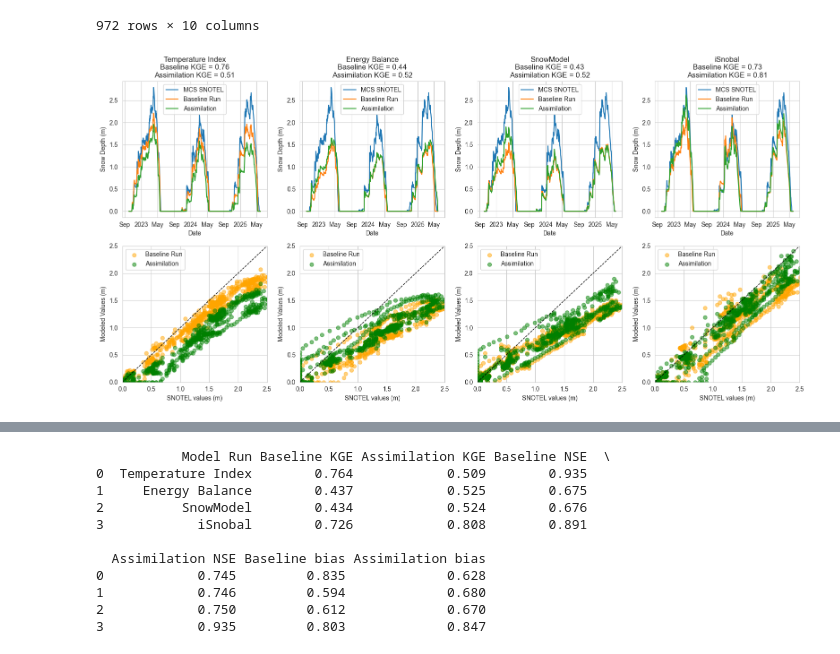
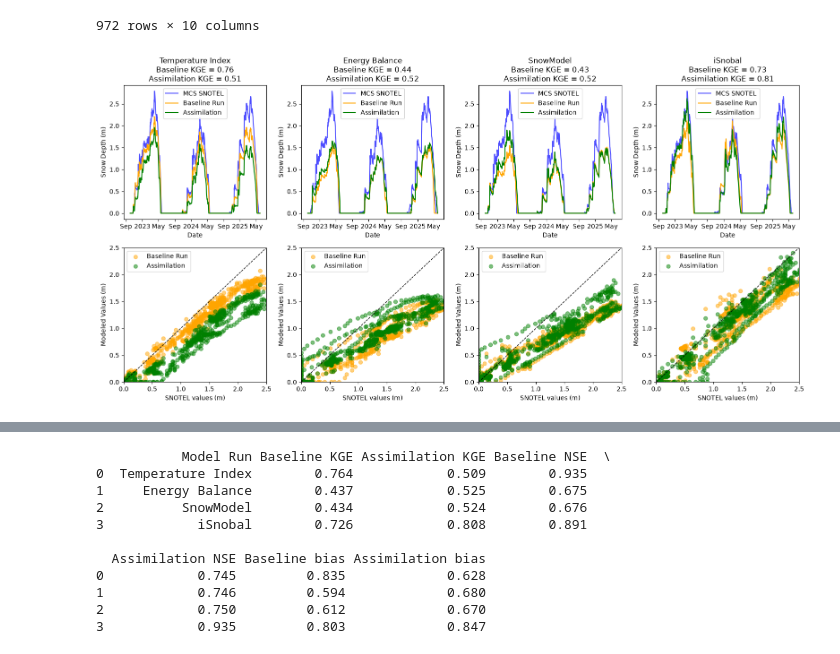
Before and after one commit to naniciafone/SIRO, a Jupyter notebook: notebooks/KGE.ipynb, the cells around one changed output, grey strips where cells are left out. Cells and saved outputs as stored; diff of their text form; code cells hidden in the pictures.

Commit message:
SWE analysis plots

```diff
--- a/notebooks/KGE.ipynb
+++ b/notebooks/KGE.ipynb
@@ -274,9 +276,9 @@ fig, axs = plt.subplots(2, 4, figsize=(16, 8))
 
 for i, (name, fcst_a, fcst_b) in enumerate(forecasts):
 
-    obs.plot(ax=axs[0, i], label="MCS SNOTEL")
-    fcst_a.plot(ax=axs[0, i], label="Baseline Run")
-    fcst_b.plot(ax=axs[0, i], label="Assimilation")
+    obs.plot(ax=axs[0, i], label="MCS SNOTEL", color = "blue", alpha=0.7)
+    fcst_a.plot(ax=axs[0, i], label="Baseline Run", color = "orange")
+    fcst_b.plot(ax=axs[0, i], label="Assimilation", color = "green")
 
     axs[0, i].set_ylabel("Snow Depth (m)")
     axs[0, i].set_xlabel("Date")
@@ -307,31 +309,31 @@ for i, (name, fcst_a, fcst_b) in enumerate(forecasts):
     color="black",
     linestyle="--",
     linewidth=1
     )
 
     axs[1, i].legend()
 
     axs[1, i].set_xlabel("SNOTEL values (m)")
     axs[1, i].set_ylabel(f"Modeled Values (m)")
     axs[1, i].set_xlim(0, 2.5)
     axs[1, i].set_ylim(0, 2.5)
 
 
     # obs_vals = obs.values.flatten()
     # fcst_a_vals = fcst_a.values.flatten()
     # fcst_b_vals = fcst_b.values.flatten()
     #
     kge1 = kge(fcst_a, obs, include_components=True)
     kge2 = kge(fcst_b, obs, include_components=True)
 
     axs[0, i].set_title(
     f"{name}\n"
     f"Baseline KGE = {kge1['kge'].item():.2f}\n"
     f"Assimilation KGE = {kge2['kge'].item():.2f}"
 )
 
 plt.tight_layout()
 plt.savefig('C:/Users/RDCRLSMC/Desktop/SIRO/docs/figs/KGE_MCS.png', dpi = 300)
 plt.show()
 # %% [output]
-[figure, old version]
+[figure, new version]
```
Also changed, not shown: parts of 4 cells of this notebook, 1 other file.
